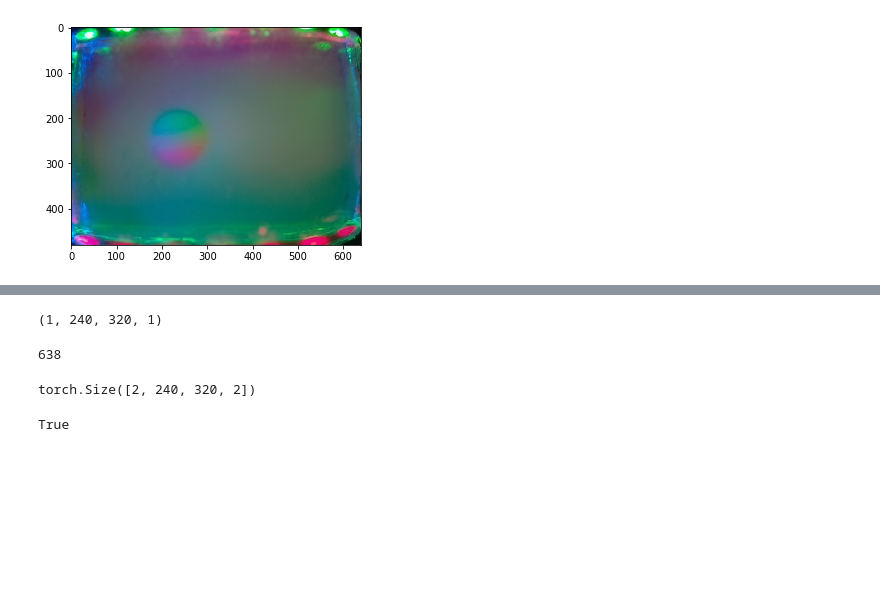
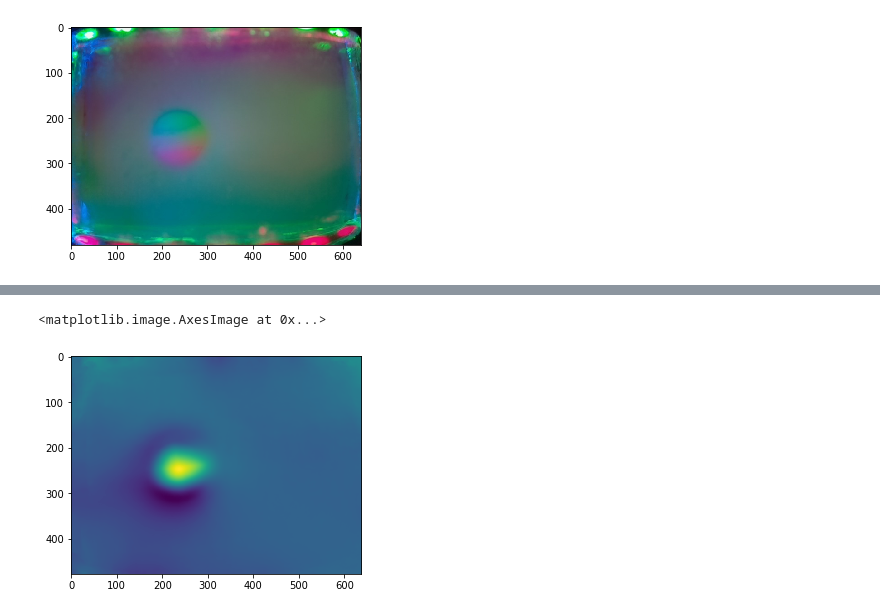
Before and after one commit to achuwilson/simple_gelsight, a Jupyter notebook: 3d_reconstruction_pytorch.ipynb, the cells around one changed output, grey strips where cells are left out. Cells and saved outputs as stored; diff of their text form; code cells hidden in the pictures; blank space fills up the shorter version.

Commit message:
poisson solver in PyTorch, GPU

```diff
--- a/3d_reconstruction_pytorch.ipynb
+++ b/3d_reconstruction_pytorch.ipynb
@@ -36,6 +32,6 @@ plt.imshow(img)
 device = torch.device("cuda:0" if torch.cuda.is_available() else "cpu")
 # %%
 def get_diff_img(img1,img2):
-    return np.clip((img1.astype(int) - img2.astype(int)), 0, 255).astype(np.uint8)
+    return np.clip((img1.astype(int) - img2.astype(int)), 0, 255)#.astype(np.uint8)
 # %%
 diff_img = get_diff_img(img,img_init)
@@ -89,5 +71,6 @@ angle = np.pi/4
 x = x.T.type(torch.float32)
 y = y.T.type(torch.float32)
 
-d = (2*torch.cos(math.pi*x/(f_w+2))-2) + (2*torch.cos(math.pi*y/(f_h+2)) - 2)
-denom = convert_img2_rfft_rfft_mat(d).to(device)
+d =  (2*torch.cos(math.pi*x/(f_w+2))-2) + (2*torch.cos(math.pi*y/(f_h+2)) - 2)
+denom = (2*torch.cos(math.pi*x/(d.shape[1]+2))-2) + (2*torch.cos(math.pi*y/(d.shape[0]+2)) - 2)
+denom = denom.to(device)
@@ -107,4 +165,6 @@ grady = torch.as_tensor(diff_img[:,:,2], dtype=torch.float32).to(device)
 # %%
+
+
 def poisson_reconstruct(grady, gradx,denom):
     gyy = grady[1:,:-1] - grady[:-1,:-1]
     gxx = gradx[:-1,1:] - gradx[:-1,:-1]
@@ -113,12 +173,13 @@ def poisson_reconstruct(grady, gradx,denom):
     f[1:,:-1] += gyy
 
     f = f[1:-1,1:-1]
-    tt = torch.fft.rfft(f,1, norm="ortho")
-    fsin = torch.fft.rfft(tt.real.T,1, norm="ortho").T
+
+    tt=dct(f, norm='ortho')
+    fsin = dct(tt.T,norm='ortho').T
     f = fsin/denom
 
-    tt = torch.fft.irfft(f,1, norm="ortho")
-    img_tt = torch.fft.irfft(tt.T,1, norm="ortho").T
+    tt=idct(f, norm='ortho')
+    img_tt =idct(tt.T,norm='ortho').T
 
     rec = img_tt
     return rec
@@ -132,16 +186,10 @@ plt.imshow(rec_img[0,:,:,0])
-# %%
-rec_img.shape
-# %% [output]
-(1, 240, 320, 1)
-# %%
-f_w
-# %% [output]
-638
-# %%
-denom.shape
-# %% [output]
-torch.Size([2, 240, 320, 2])
-# %%
-grady.is_cuda
-# %% [output]
-True
+# %%
+#reconstruct the image, copy to CPU memory and convert to numpy array
+rec_img = poisson_reconstruct(gradx,grady,denom).cpu().numpy()
+# %%
+# scale the gradient image to the range 0-255 if need to be used in opencv
+#rec_img = rec_img.astype(np.uint8)
+plt.imshow(rec_img)
+# %% [output]
+<matplotlib.image.AxesImage at 0x...>
+[figure, added]
```
Also changed, not shown: parts of 27 cells of this notebook, 1 other file.
